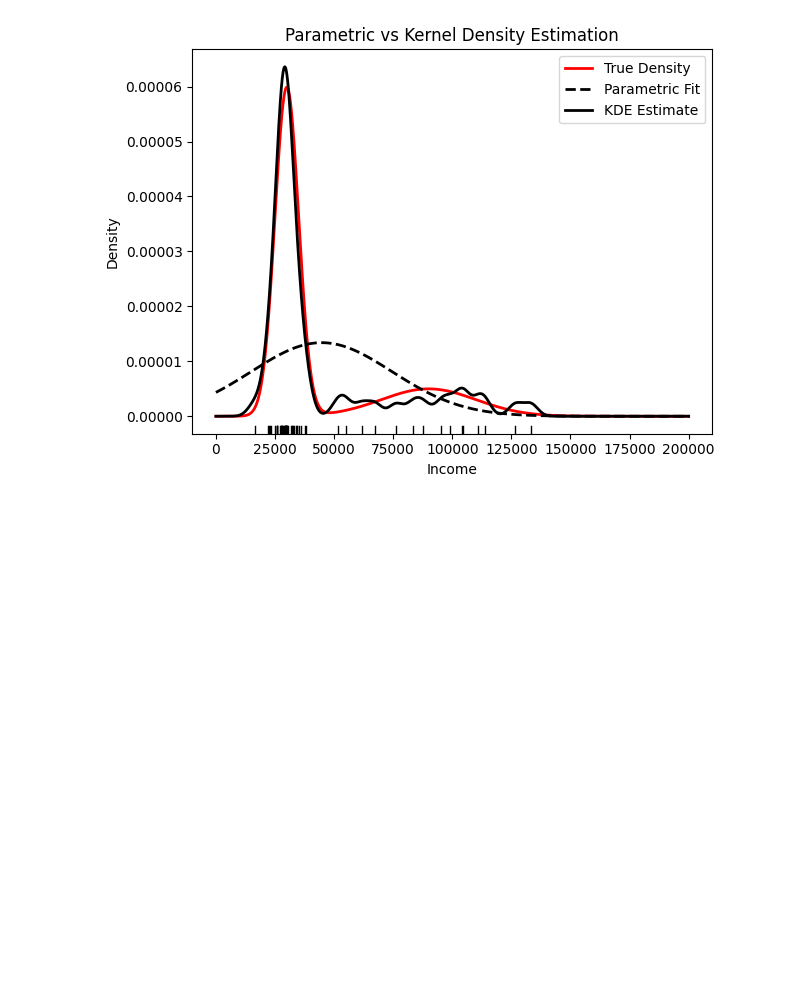
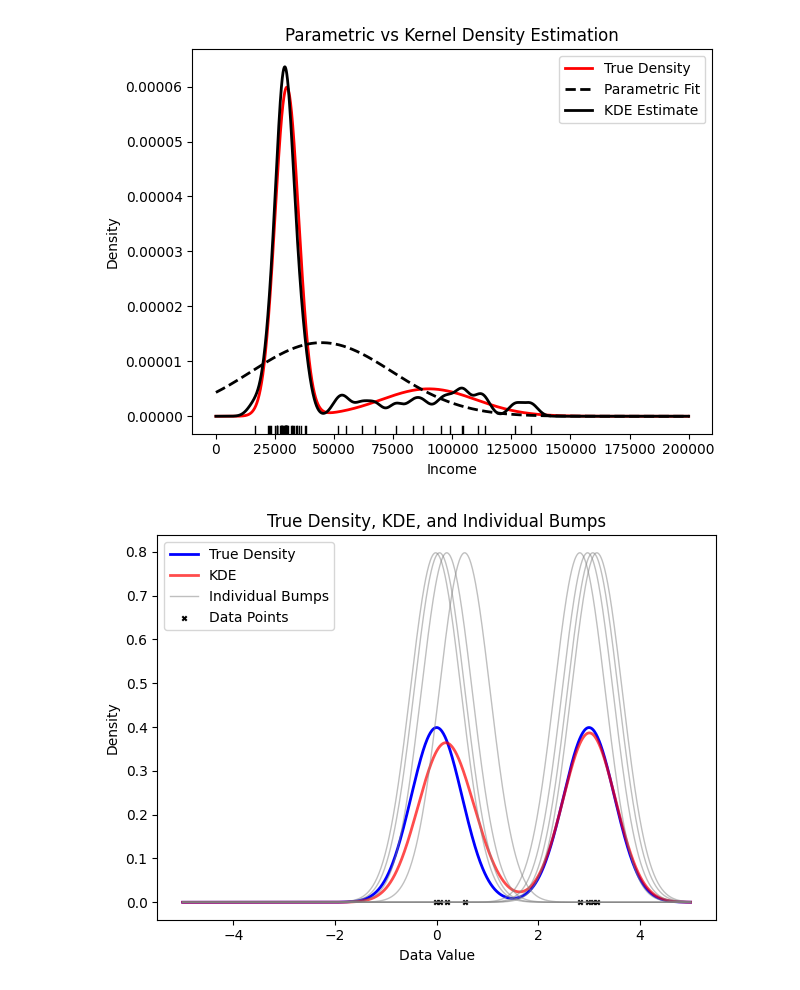
Before and after one commit to abalone88/nonparam-stats-proj, a Jupyter notebook: code/chp2-nonparam-density/intro.ipynb, the cells around one changed output. Cells and saved outputs as stored; diff of their text form; code cells hidden in the pictures; blank space fills up the shorter version.

```diff
--- a/code/chp2-nonparam-density/intro.ipynb
+++ b/code/chp2-nonparam-density/intro.ipynb
@@ -17,7 +17,7 @@ from scipy import stats
 # as it ensures that you have the correct project structure
 current_dir = os.getcwd()
 project_root = os.path.abspath(os.path.join(current_dir, "..", ".."))
-plots_folder = os.path.join(project_root, "plots/chap2")
+plots_folder = os.path.join(project_root, "plots/chap2/motivation")
 
 # Please check this is correct path, hopefully it works fine
 plots_folder
@@ -63,3 +63,38 @@ plt.savefig(os.path.join(plots_folder, 'param-vs-non-param-kde.png'))
 plt.show()
 # %% [output]
 [figure]
+# %%
+data_points = np.concatenate([np.random.normal(0, 0.5, 4),
+                              np.random.normal(3, 0.5, 4)])
+x_values = np.linspace(-5, 5, 1000)
+
+true_density = 0.5*norm.pdf(x_values, 0, 0.5) + 0.5*norm.pdf(x_values, 3, 0.5)
+
+bandwidth = 0.5
+
+# Calculate the KDE by summing the Gaussian bumps
+kde = np.sum([norm.pdf(x_values, point, bandwidth) for point in data_points], axis=0) / len(data_points)
+
+# Plot true density
+plt.plot(x_values, true_density, label='True Density', linewidth=2, color='blue')
+# plot KDE
+plt.plot(x_values, kde, label='KDE', linewidth=2, color='red', alpha=0.7)
+
+# Plot individual bumps
+for i, point in enumerate(data_points):
+    bump = norm.pdf(x_values, point, bandwidth)
+    plt.plot(x_values, bump, color='gray', linewidth=1, alpha=0.5, label='Individual Bumps' if i == 0 else None)
+
+# Plot data points
+plt.scatter(data_points, np.zeros(len(data_points)), color='k', marker="x", s=10, alpha=1, label='Data Points')
+
+plt.title('True Density, KDE, and Individual Bumps')
+plt.xlabel('Data Value')
+plt.ylabel('Density')
+plt.legend()
+
+plt.tight_layout()
+plt.savefig(os.path.join(plots_folder, 'kernel-kde.png'))
+plt.show()
+# %% [output]
+[figure, added]
```
Also changed, not shown: parts of 5 cells of this notebook.
